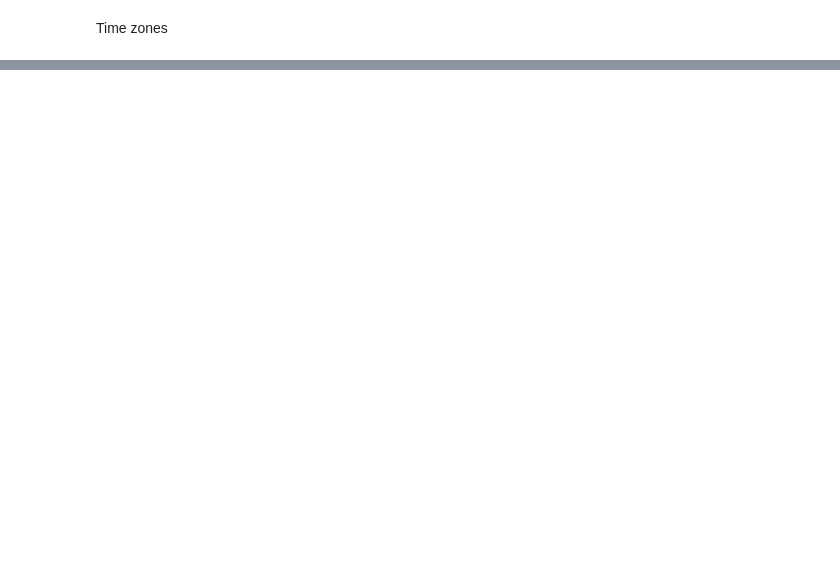
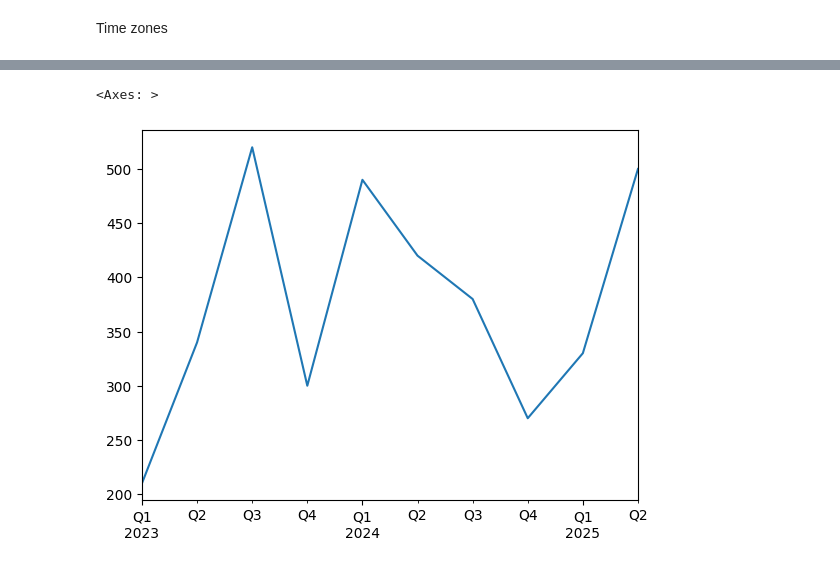
Before and after one commit to Bartlomiej-Kachniarz/Portfolio, a Jupyter notebook: python/training/pandas.ipynb, the cells around one changed output, grey strips where cells are left out. Saved outputs shown, nothing was run; the diff lists cells and outputs as text; code cells hidden in the pictures; blank space fills up the shorter version.

```diff
--- a/python/training/pandas.ipynb
+++ b/python/training/pandas.ipynb
@@ -275,0 +284,3 @@ Length: 100, dtype: float64
+# %%
+quarters = pd.period_range('2023Q1', periods=10, freq='Q')
+quarters
@@ -275,0 +315,4 @@ Length: 100, dtype: float64
+# %%
+quarterly_revenue = pd.Series([210, 340, 520, 300, 490, 420, 380, 270, 330, 500], index=quarters)
+# the length of values and index needs to align
+quarterly_revenue
@@ -275,0 +331,5 @@ Length: 100, dtype: float64
+# %%
+quarterly_revenue.plot()
+# %% [output]
+<Axes: >
+[figure, added]
```
Also changed, not shown: parts of 34 cells of this notebook, 5 other files.
